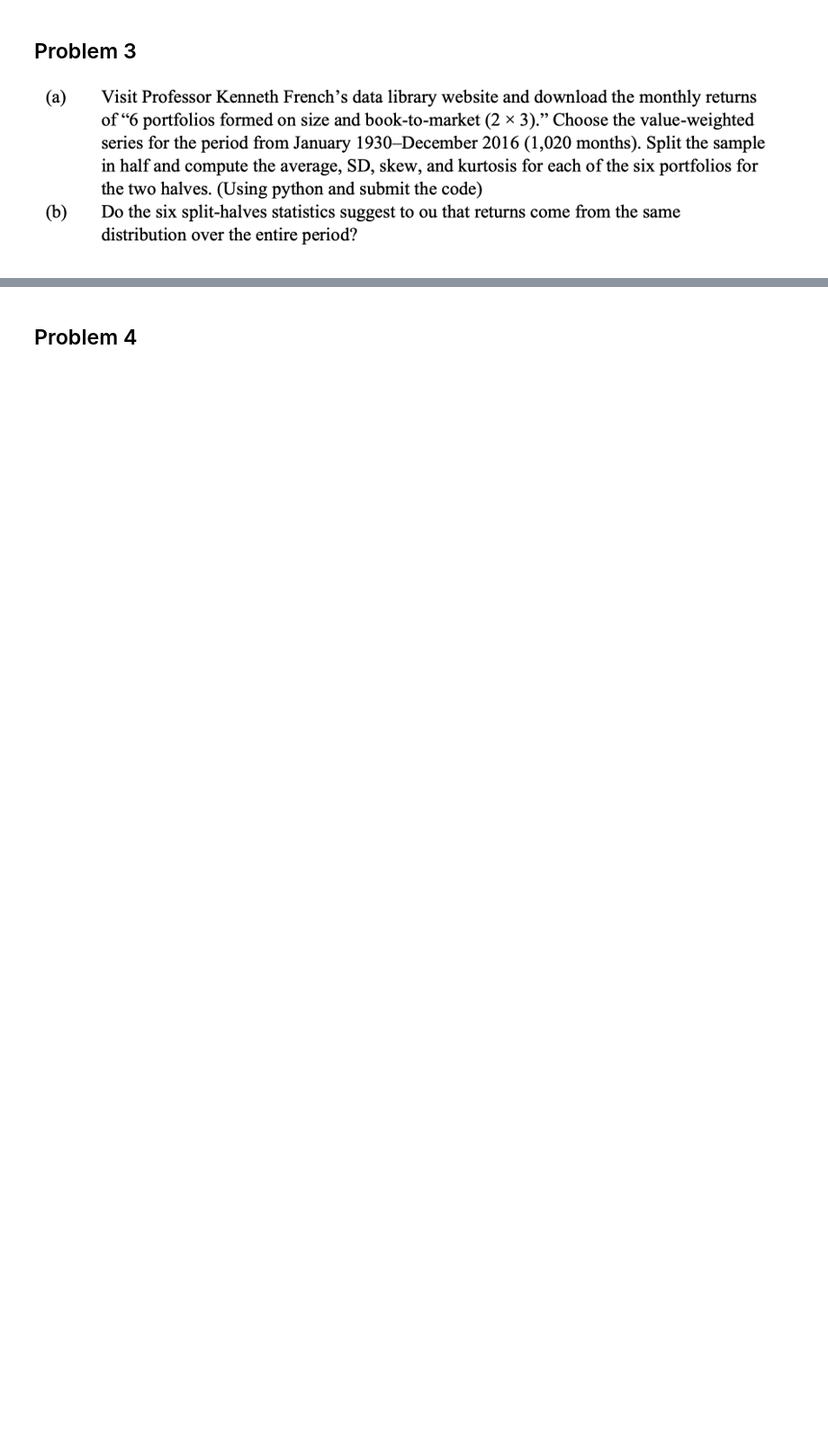
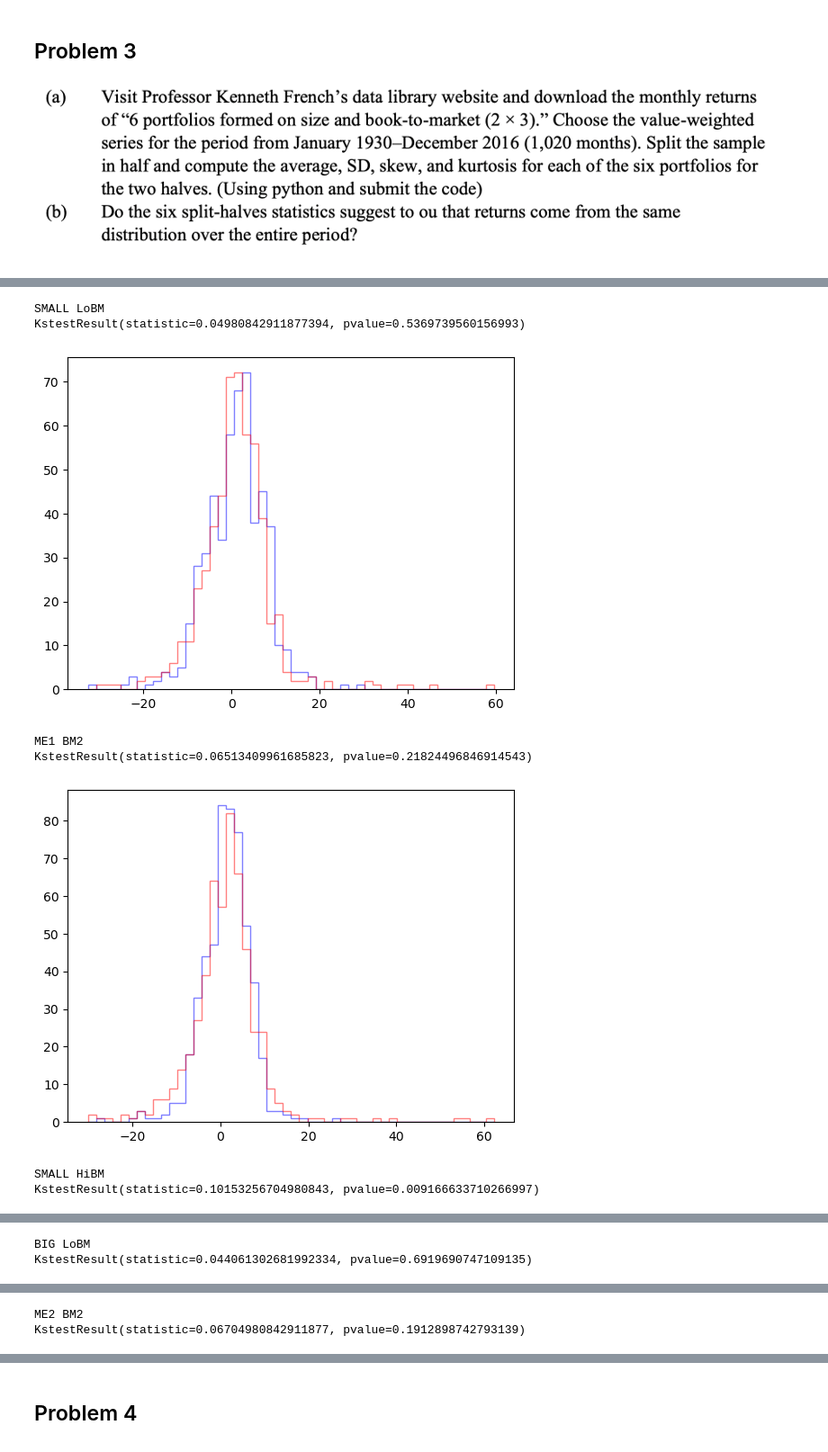
Before and after one commit to jaepil-choi/fbaquant23, a Jupyter notebook: s1.2ap/hw/s1.2ap_hw02.ipynb, the cells around one changed output, grey strips where cells are left out. Shown at 90% size. Drawn from its saved outputs; the diff is of its cells as text; code cells hidden in the pictures; blank space fills up the shorter version.

Commit message:
[s1.2ap] Download French data & calculate statistics

```diff
--- a/s1.2ap/hw/s1.2ap_hw02.ipynb
+++ b/s1.2ap/hw/s1.2ap_hw02.ipynb
@@ -34,0 +49,10 @@ norm.cdf(b)
+# %%
+df = pd.read_csv(data_path / '6_Portfolios_2x3.csv', skiprows=15, nrows=1159)
+df = df.iloc[:-1] # drop last row "Copyright 2022 Kenneth R. French"
+df.rename(columns={'Unnamed: 0': 'yearmonth'}, inplace=True)
+df.set_index('yearmonth', drop=True, inplace=True)
+# %%
+df.index = df.index.astype(int)
+df = df.astype(float)
+# %%
+df = df[(193001 <= df.index) & (df.index <= 201612)]
@@ -34,0 +63,3 @@ norm.cdf(b)
+# %%
+df1 = df.iloc[:int(len(df)/2)]
+df2 = df.iloc[int(len(df)/2):]
@@ -34,0 +96,19 @@ norm.cdf(b)
+# %%
+for col in df.columns:
+    print(col)
+    df1_data = df1[col].values
+    df2_data = df2[col].values
+
+    print(ks_2samp(df1_data, df2_data))
+
+    plt.hist([df1_data, df2_data], color=['r', 'b'], alpha=0.5, bins=50, histtype='step')[2]
+    plt.show()
+# %% [output]
+SMALL LoBM
+KstestResult(statistic=0.04980842911877394, pvalue=0.5369739560156993)
+[figure, added]
+ME1 BM2
+KstestResult(statistic=0.06513409961685823, pvalue=0.21824496846914543)
+[figure, added]
+SMALL HiBM
+KstestResult(statistic=0.10153256704980843, pvalue=0.009166633710266997)
@@ -34,0 +116,2 @@ norm.cdf(b)
+BIG LoBM
+KstestResult(statistic=0.044061302681992334, pvalue=0.6919690747109135)
@@ -34,0 +119,2 @@ norm.cdf(b)
+ME2 BM2
+KstestResult(statistic=0.06704980842911877, pvalue=0.1912898742793139)
```
Also changed, not shown: parts of 12 cells of this notebook, 1 other file.
